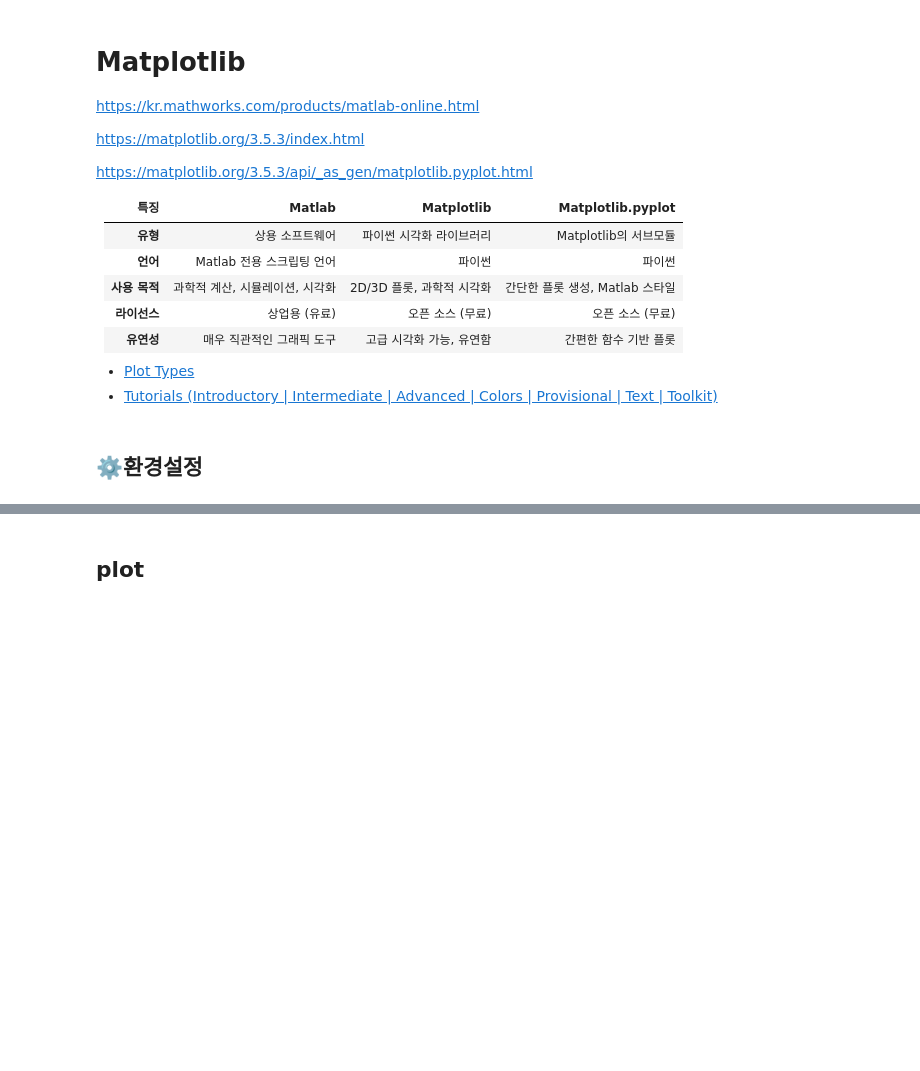
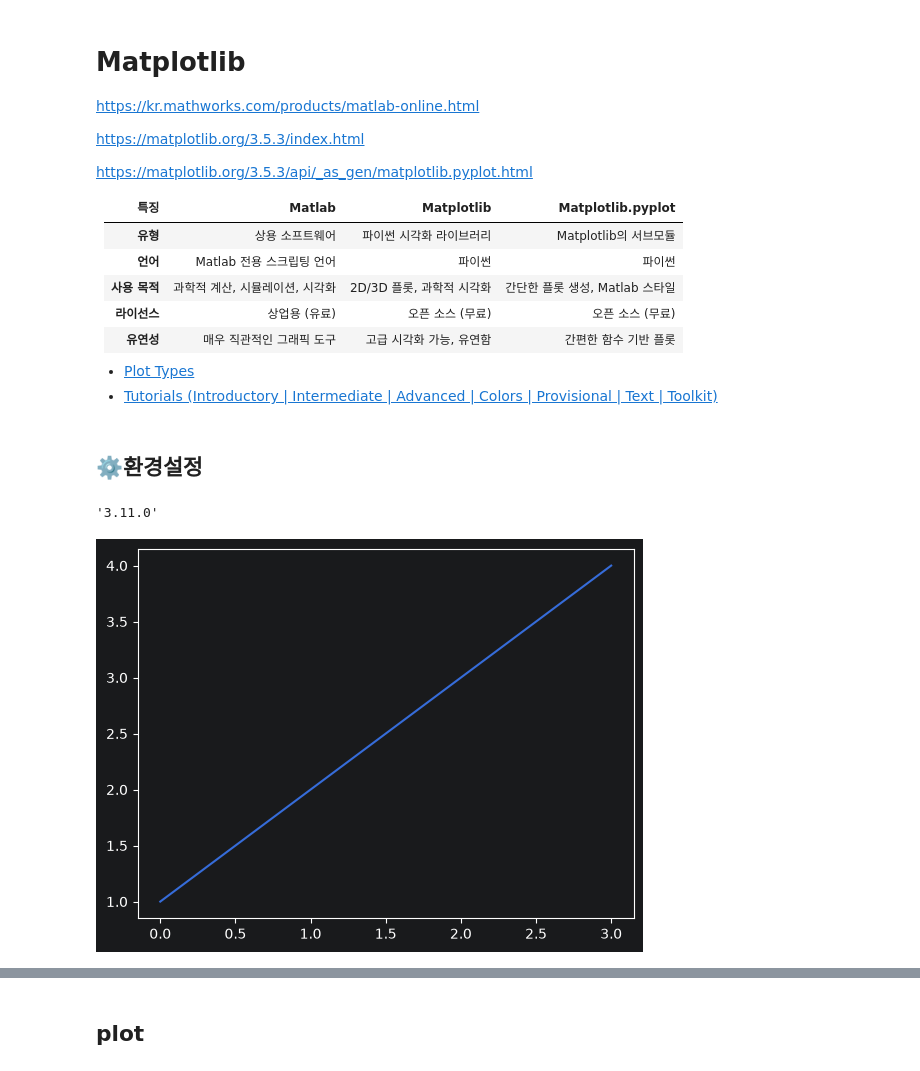
Before and after one commit to RabbitTasteDog-PRO/05_data_analysis, a Jupyter notebook: 03_data_visualization/01_matplotlib.ipynb, the cells around one changed output, grey strips where cells are left out. Cells and saved outputs as stored; diff of their text form; code cells hidden in the pictures; blank space fills up the shorter version.

```diff
--- a/03_data_visualization/01_matplotlib.ipynb
+++ b/03_data_visualization/01_matplotlib.ipynb
@@ -24,0 +27,16 @@ https://matplotlib.org/3.5.3/api/_as_gen/matplotlib.pyplot.html
+# %%
+import matplotlib
+
+matplotlib.__version__
+# %% [output]
+'3.11.0'
+# %%
+# pyplot은 Matplotlib에서 그래프를 그릴 대 가장 많이 사용하는 모듈
+import matplotlib.pyplot as plt
+
+# plt.plot() : 선 그래프 그리기
+plt.plot([1,2,3,4]) # f(x) = x + 1
+
+plt.show()
+# %% [output]
+[figure, added]
```
Also changed, not shown: parts of 3 cells of this notebook.
